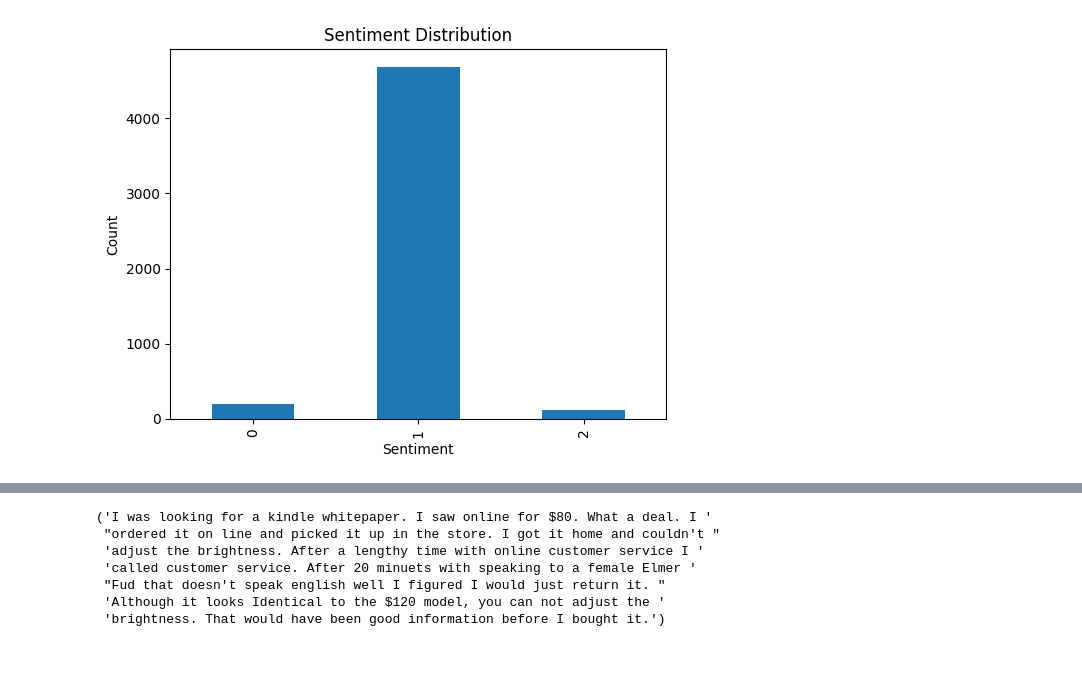
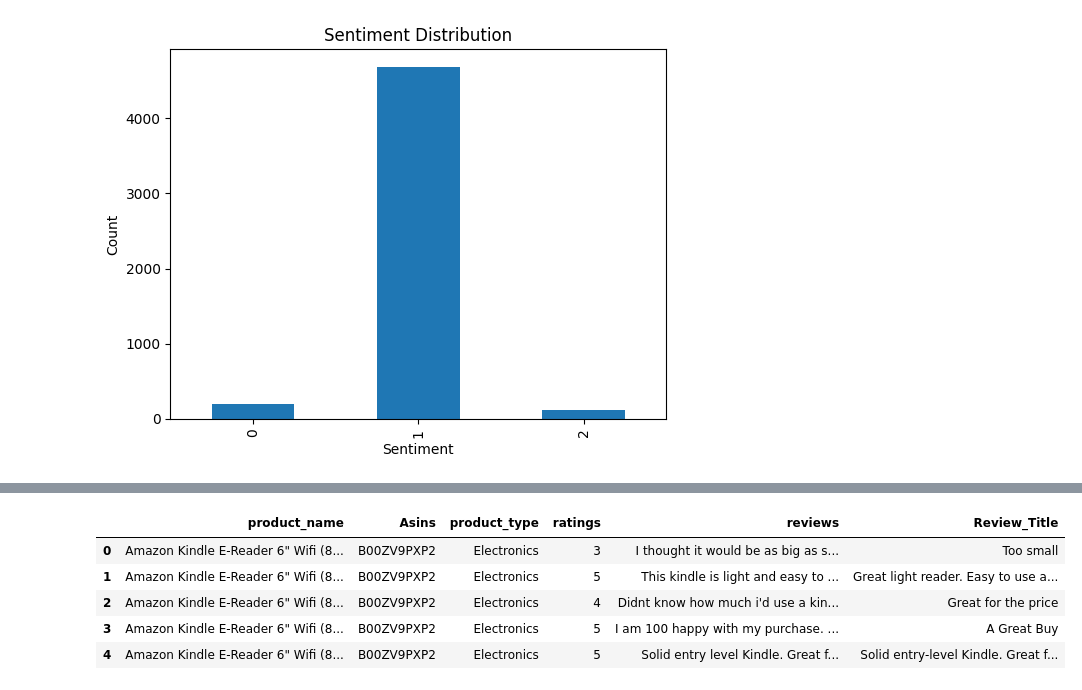
Before and after one commit to Khadijak92/P4-Sentiment-Analysis, a Jupyter notebook: Senitment_Analysis.ipynb, the cells around one changed output, grey strips where cells are left out. Cells and saved outputs as stored; diff of their text form; code cells hidden in the pictures; blank space fills up the shorter version.

```diff
--- a/Senitment_Analysis.ipynb
+++ b/Senitment_Analysis.ipynb
@@ -118,12 +143,12 @@ plt.show()
-# %%
-from pprint import pprint
-example = df['Review_Text'][20]
-pprint(example)
-# %% [output]
-('I was looking for a kindle whitepaper. I saw online for $80. What a deal. I '
- "ordered it on line and picked it up in the store. I got it home and couldn't "
- 'adjust the brightness. After a lengthy time with online customer service I '
- 'called customer service. After 20 minuets with speaking to a female Elmer '
- "Fud that doesn't speak english well I figured I would just return it. "
- 'Although it looks Identical to the $120 model, you can not adjust the '
- 'brightness. That would have been good information before I bought it.')
+# %%
+# Drop unnecessary columns, rename columns
+text_df = df.drop(['Review Date', 'Recommended', 'sentiment', 'sentiment_num'], axis=1)
+text_df = text_df.rename(columns ={'Product Name': 'product_name', 'Review_Text' : 'reviews','Reviews_Ratings' : 'ratings', 'Review_title' : 'title', 'Categories': 'product_type'})
+text_df.head()
+# %% [output]
+|  | product_name | Asins | product_type | ratings | reviews | Review_Title |
+| 0 | Amazon Kindle E-Reader 6" Wifi (8... | B00ZV9PXP2 | Electronics | 3 | I thought it would be as big as s... | Too small |
+| 1 | Amazon Kindle E-Reader 6" Wifi (8... | B00ZV9PXP2 | Electronics | 5 | This kindle is light and easy to ... | Great light reader. Easy to use a... |
+| 2 | Amazon Kindle E-Reader 6" Wifi (8... | B00ZV9PXP2 | Electronics | 4 | Didnt know how much i'd use a kin... | Great for the price |
+| 3 | Amazon Kindle E-Reader 6" Wifi (8... | B00ZV9PXP2 | Electronics | 5 | I am 100 happy with my purchase. ... | A Great Buy |
+| 4 | Amazon Kindle E-Reader 6" Wifi (8... | B00ZV9PXP2 | Electronics | 5 | Solid entry level Kindle. Great f... | Solid entry-level Kindle. Great f... |
```
Also changed, not shown: parts of 13 cells of this notebook.
